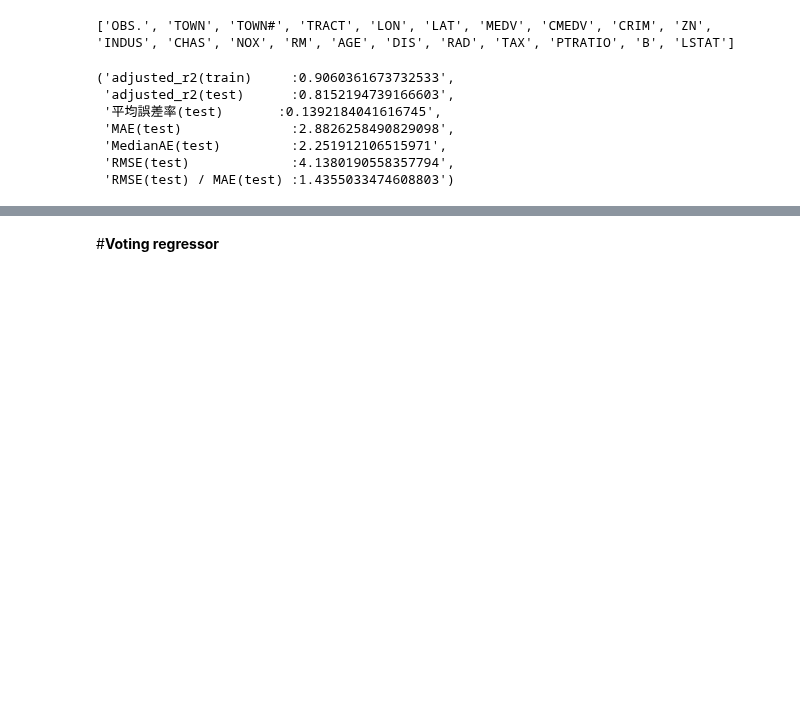
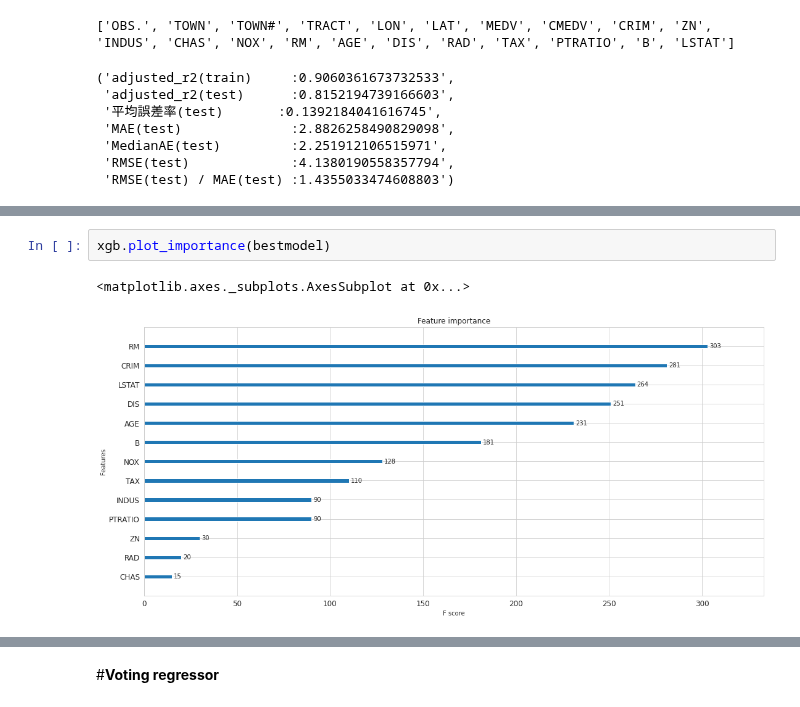
Before and after one commit to ykitaguchi77/Colab_Scripts, a Jupyter notebook: RandomForest_and_XGBoost.ipynb, the cells around one changed output, grey strips where cells are left out. Drawn from its saved outputs; the diff is of its cells as text; blank space fills up the shorter version.

```diff
--- a/RandomForest_and_XGBoost.ipynb
+++ b/RandomForest_and_XGBoost.ipynb
@@ -227,0 +401,5 @@ get_model_evaluations(X_train,Y_train,X_test,Y_test,ereg)
+# %%
+xgb.plot_importance(bestmodel)
+# %% [output]
+<matplotlib.axes._subplots.AxesSubplot at 0x...>
+[figure, added]
```
Also changed, not shown: parts of 25 cells of this notebook.
